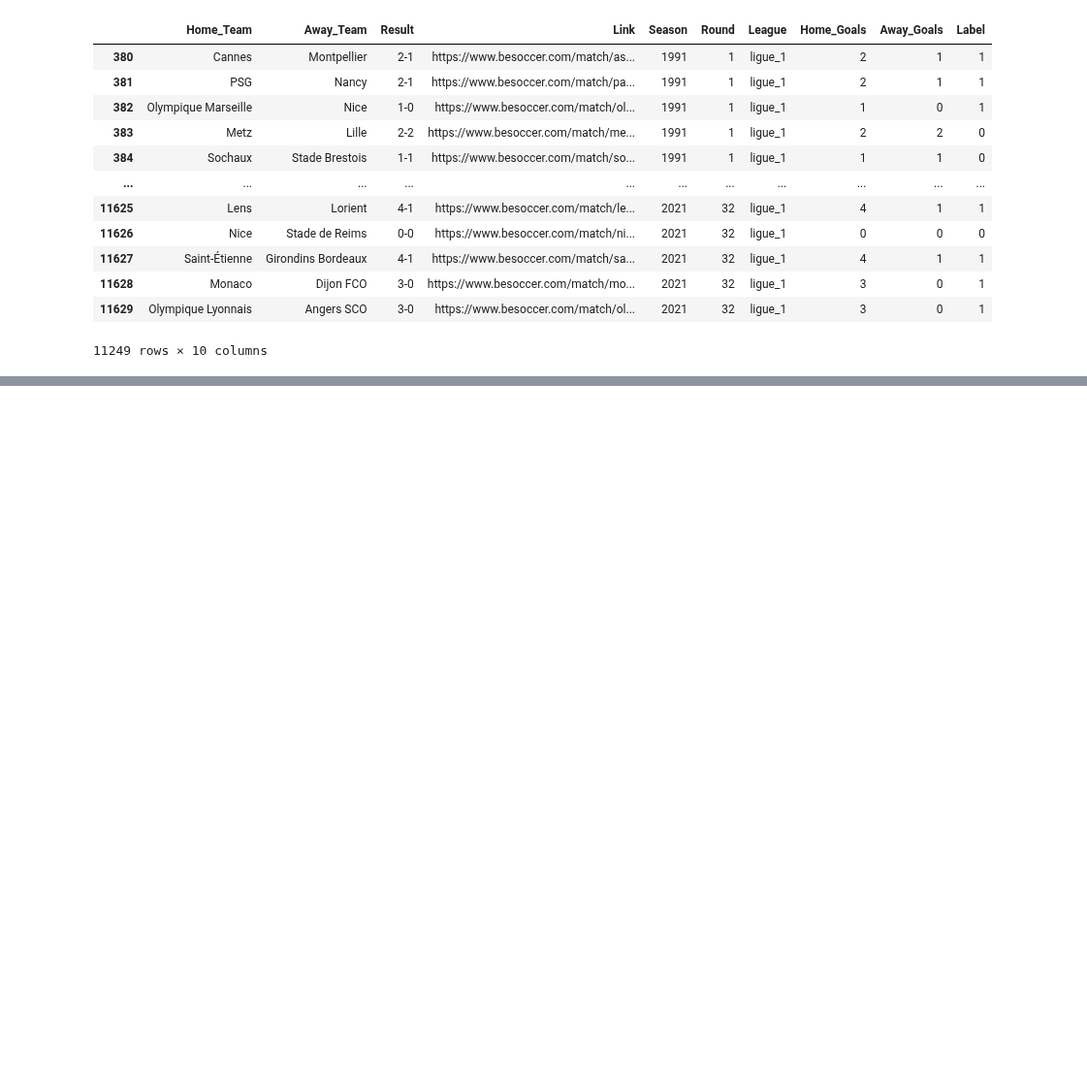
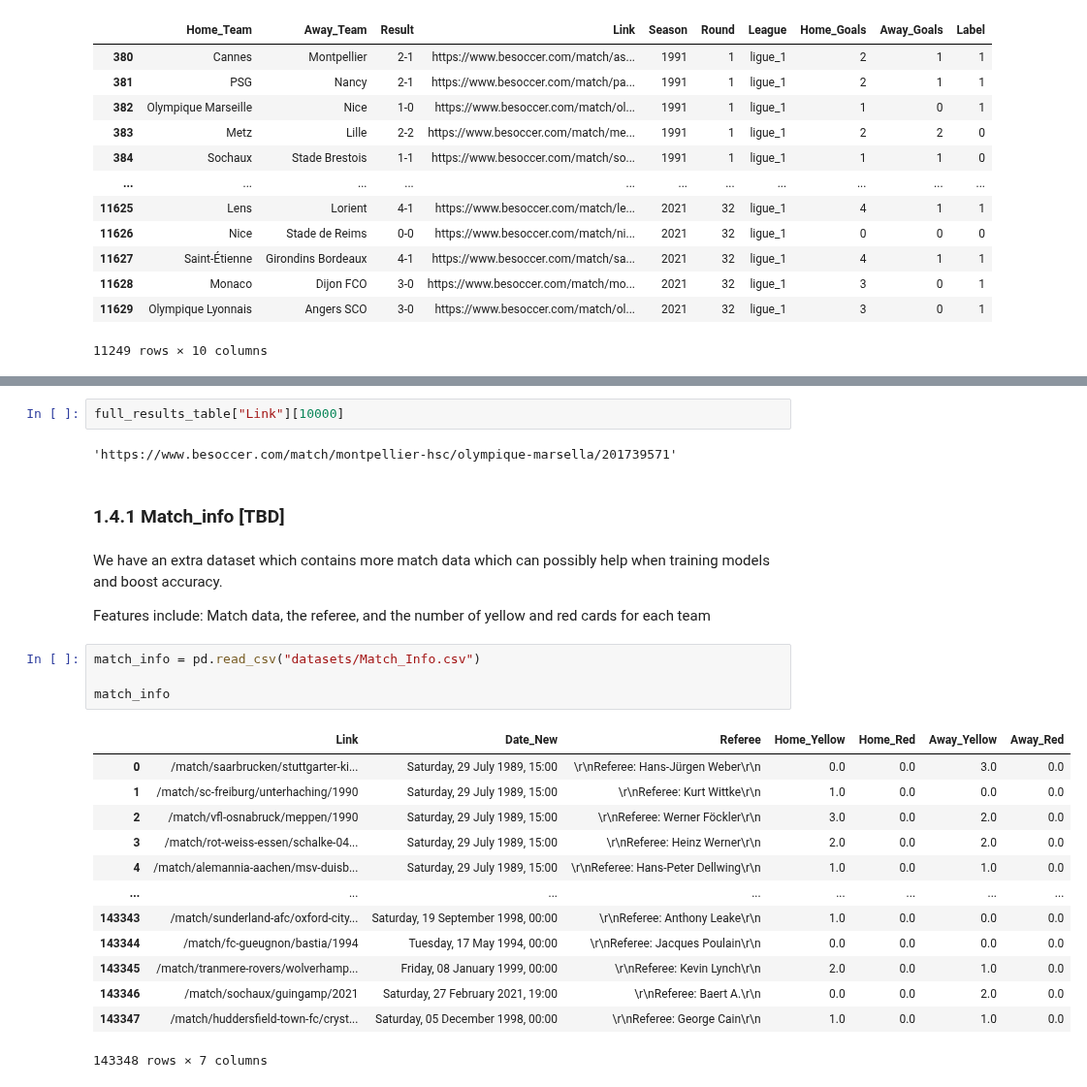
Before and after one commit to armanh3k/Football-Outcome-Predictions, a Jupyter notebook: eda.ipynb, the cells around one changed output, grey strips where cells are left out. Shown at 97% size. Drawn from its saved outputs; the diff is of its cells as text; blank space fills up the shorter version.

```diff
--- a/eda.ipynb
+++ b/eda.ipynb
@@ -435,0 +452,28 @@ full_results_table.loc[(full_results_table['League'] == 'ligue_1')]
+# %%
+full_results_table["Link"][10000]
+# %% [output]
+'https://www.besoccer.com/match/montpellier-hsc/olympique-marsella/201739571'
+# %% [markdown]
+### 1.4.1 Match_info [TBD]
+# %% [markdown]
+We have an extra dataset which contains more match data which can possibly help when training models and boost accuracy.
+
+Features include: Match data, the referee, and the number of yellow and red cards for each team
+# %%
+match_info = pd.read_csv("datasets/Match_Info.csv")
+
+match_info
+# %% [output]
+|  | Link | Date_New | Referee | Home_Yellow | Home_Red | Away_Yellow | Away_Red |
+| 0 | /match/saarbrucken/stuttgarter-ki... | Saturday, 29 July 1989, 15:00 | \r\nReferee: Hans-Jürgen Weber\r\n | 0.0 | 0.0 | 3.0 | 0.0 |
+| 1 | /match/sc-freiburg/unterhaching/1990 | Saturday, 29 July 1989, 15:00 | \r\nReferee: Kurt Wittke\r\n | 1.0 | 0.0 | 0.0 | 0.0 |
+| 2 | /match/vfl-osnabruck/meppen/1990 | Saturday, 29 July 1989, 15:00 | \r\nReferee: Werner Föckler\r\n | 3.0 | 0.0 | 2.0 | 0.0 |
+| 3 | /match/rot-weiss-essen/schalke-04... | Saturday, 29 July 1989, 15:00 | \r\nReferee: Heinz Werner\r\n | 2.0 | 0.0 | 2.0 | 0.0 |
+| 4 | /match/alemannia-aachen/msv-duisb... | Saturday, 29 July 1989, 15:00 | \r\nReferee: Hans-Peter Dellwing\r\n | 1.0 | 0.0 | 1.0 | 0.0 |
+| ... | ... | ... | ... | ... | ... | ... | ... |
+| 143343 | /match/sunderland-afc/oxford-city... | Saturday, 19 September 1998, 00:00 | \r\nReferee: Anthony Leake\r\n | 1.0 | 0.0 | 0.0 | 0.0 |
+| 143344 | /match/fc-gueugnon/bastia/1994 | Tuesday, 17 May 1994, 00:00 | \r\nReferee: Jacques Poulain\r\n | 0.0 | 0.0 | 0.0 | 0.0 |
+| 143345 | /match/tranmere-rovers/wolverhamp... | Friday, 08 January 1999, 00:00 | \r\nReferee: Kevin Lynch\r\n | 2.0 | 0.0 | 1.0 | 0.0 |
+| 143346 | /match/sochaux/guingamp/2021 | Saturday, 27 February 2021, 19:00 | \r\nReferee: Baert A.\r\n | 0.0 | 0.0 | 2.0 | 0.0 |
+| 143347 | /match/huddersfield-town-fc/cryst... | Saturday, 05 December 1998, 00:00 | \r\nReferee: George Cain\r\n | 1.0 | 0.0 | 1.0 | 0.0 |
+143348 rows × 7 columns
```
Also changed, not shown: parts of 14 cells of this notebook, 1 other file.
